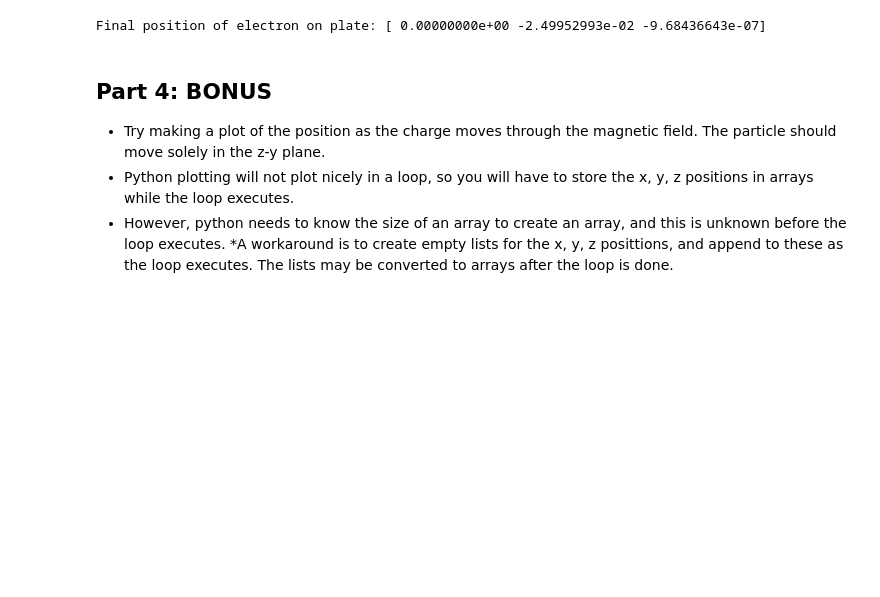
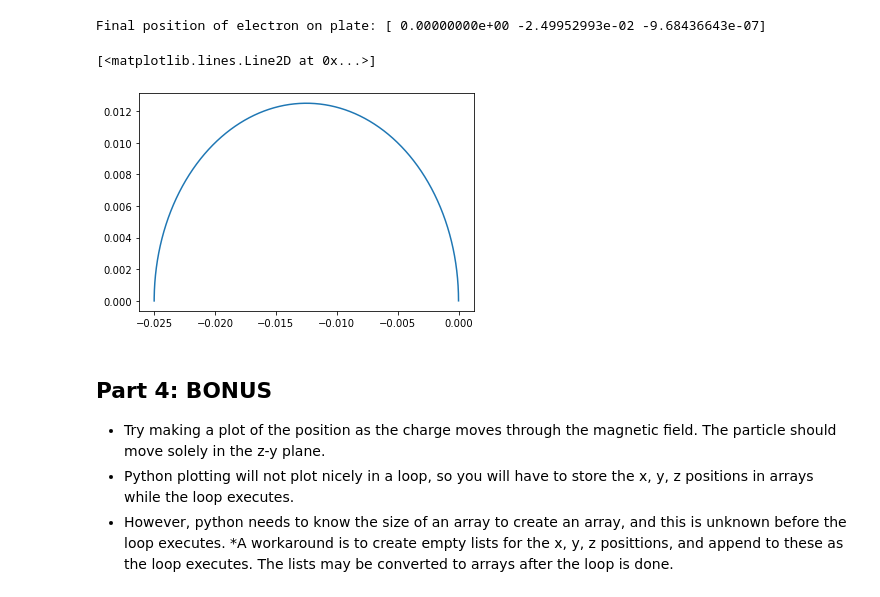
Before and after one commit to msum-phys306/emratio-ironicool, a Jupyter notebook: E_overm-model.ipynb, the cells around one changed output. Drawn from its saved outputs; the diff is of its cells as text; code cells hidden in the pictures; blank space fills up the shorter version.

```diff
--- a/E_overm-model.ipynb
+++ b/E_overm-model.ipynb
@@ -101,6 +101,11 @@ y_array = np.array(e_y)
 z_array = np.array(e_z)
 # %% [output]
 Final position of electron on plate: [ 0.00000000e+00 -2.49952993e-02 -9.68436643e-07]
+# %%
+plt.plot(y_array, z_array)
+# %% [output]
+[<matplotlib.lines.Line2D at 0x...>]
+[figure, added]
 # %% [markdown]
 ## Part 4:  BONUS
 * Try making a plot of the position as the charge moves through the magnetic field.  The particle should move solely in the z-y plane.
```
